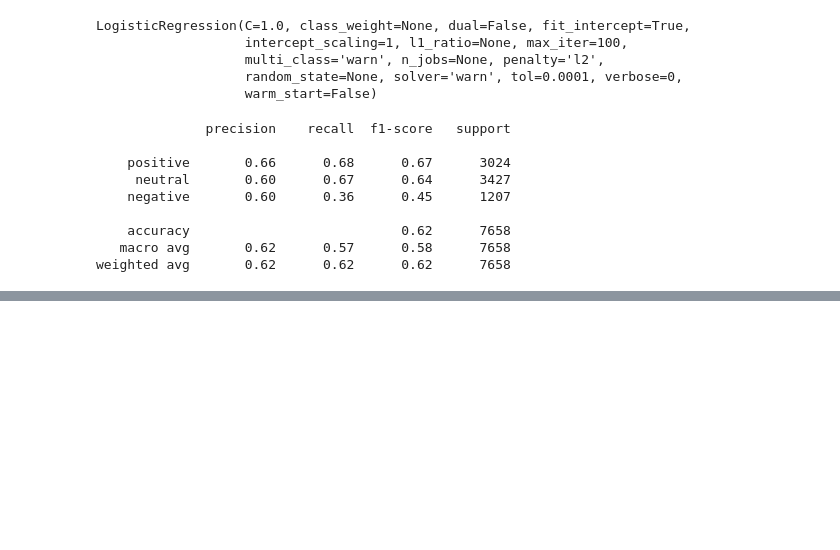
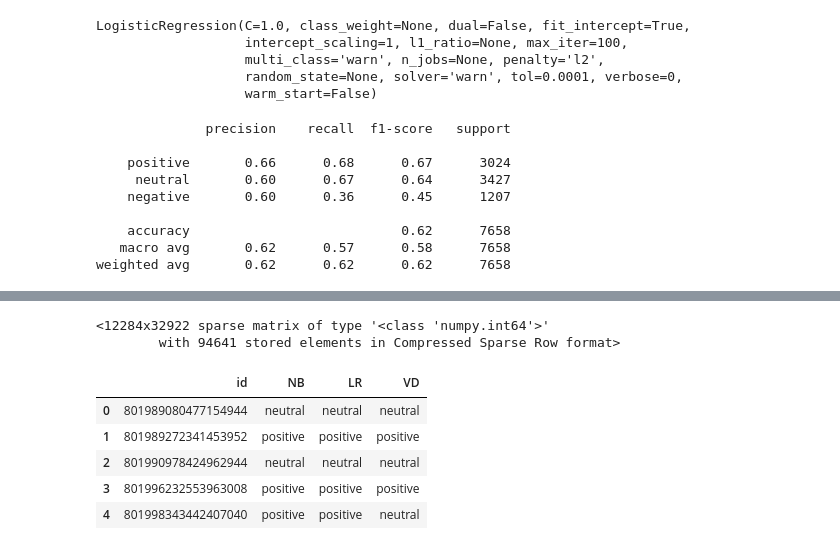
Before and after one commit to CXYSean/ANLY580_Project1, a Jupyter notebook: Project1_Updated.ipynb, the cells around one changed output, grey strips where cells are left out. Cells and saved outputs as stored; diff of their text form; code cells hidden in the pictures; blank space fills up the shorter version.

```diff
--- a/Project1_Updated.ipynb
+++ b/Project1_Updated.ipynb
@@ -579,0 +573,44 @@ set
+# %%
+input_log = input_tweets
+input_log_dtm = vectorizer.transform(input_log)
+input_log_dtm
+# %% [output]
+<12284x32922 sparse matrix of type '<class 'numpy.int64'>'
+        with 94641 stored elements in Compressed Sparse Row format>
+# %%
+input_predict = logreg.predict(input_log_dtm)
+# %%
+input_predict_res = []
+for p in input_predict:
+    if p == 1:
+        input_predict_res.append('neutral')
+    elif p == 0:
+        input_predict_res.append('positive')
+    else:
+        input_predict_res.append('negative')
+# %%
+input_vader_res = []
+
+analyzer = SentimentIntensityAnalyzer()
+sentences = input_tweets
+for sentence in sentences:
+    vs = analyzer.polarity_scores(sentence)
+    if vs['compound'] >= 0.45 :
+        input_vader_res.append("positive")
+    elif vs['compound'] <= - 0.45 :
+        input_vader_res.append("negative")
+    else :
+        input_vader_res.append("neutral")
+# %%
+tweet_ids = [tu[0] for tu in input_tuple]
+df = pd.DataFrame(list(zip(tweet_ids, input_res, input_predict_res, input_vader_res)),
+               columns =['id', 'NB', 'LR', 'VD'])
+# %%
+df.head()
+# %% [output]
+|  | id | NB | LR | VD |
+| 0 | 801989080477154944 | neutral | neutral | neutral |
+| 1 | 801989272341453952 | positive | positive | positive |
+| 2 | 801990978424962944 | neutral | neutral | neutral |
+| 3 | 801996232553963008 | positive | positive | positive |
+| 4 | 801998343442407040 | positive | positive | neutral |
```
Also changed, not shown: parts of 4 cells of this notebook, 2 other files.
